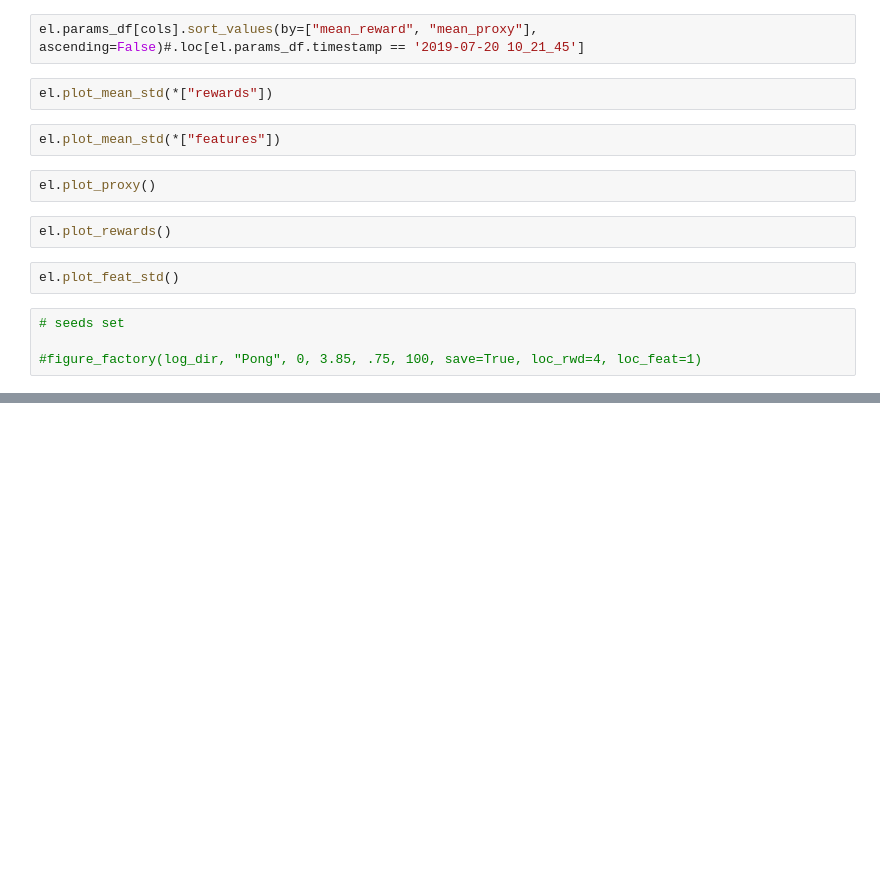
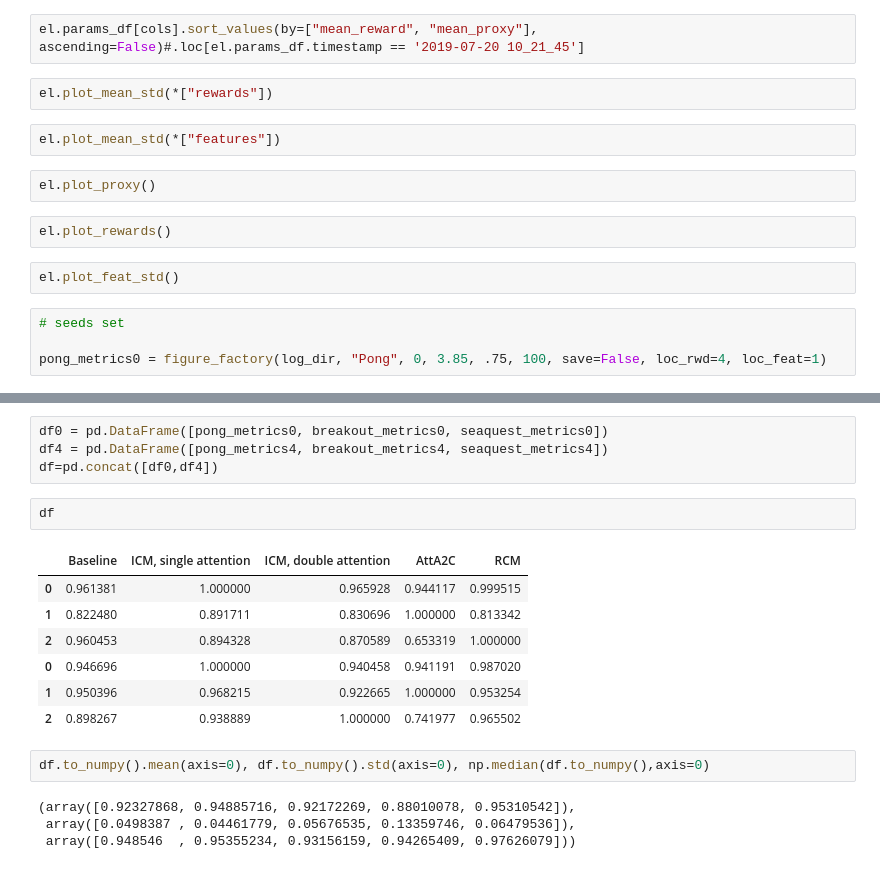
Before and after one commit to rpatrik96/AttA2C, a Jupyter notebook: jupyter/analysis.ipynb, the cells around one changed output, grey strips where cells are left out. Cells and saved outputs as stored; diff of their text form; blank space fills up the shorter version.

```diff
--- a/jupyter/analysis.ipynb
+++ b/jupyter/analysis.ipynb
@@ -139,6 +109,6 @@ el.plot_feat_std()
 # %%
 # seeds set
 
-#figure_factory(log_dir, "Pong", 0, 3.85, .75, 100, save=True, loc_rwd=4, loc_feat=1)
+pong_metrics0 = figure_factory(log_dir, "Pong", 0, 3.85, .75, 100, save=False, loc_rwd=4, loc_feat=1)
 # %% [output]
 ---------------------------------------------------
@@ -169,0 +164,20 @@ figure_factory(log_dir, "Seaquest", 0, 2.4, .7, 100, save=False, loc_rwd=2, loc_
+# %%
+df0 = pd.DataFrame([pong_metrics0, breakout_metrics0, seaquest_metrics0])
+df4 = pd.DataFrame([pong_metrics4, breakout_metrics4, seaquest_metrics4])
+df=pd.concat([df0,df4])
+# %%
+df
+# %% [output]
+|  | Baseline | ICM, single attention | ICM, double attention | AttA2C | RCM |
+| 0 | 0.961381 | 1.000000 | 0.965928 | 0.944117 | 0.999515 |
+| 1 | 0.822480 | 0.891711 | 0.830696 | 1.000000 | 0.813342 |
+| 2 | 0.960453 | 0.894328 | 0.870589 | 0.653319 | 1.000000 |
+| 0 | 0.946696 | 1.000000 | 0.940458 | 0.941191 | 0.987020 |
+| 1 | 0.950396 | 0.968215 | 0.922665 | 1.000000 | 0.953254 |
+| 2 | 0.898267 | 0.938889 | 1.000000 | 0.741977 | 0.965502 |
+# %%
+df.to_numpy().mean(axis=0), df.to_numpy().std(axis=0), np.median(df.to_numpy(),axis=0)
+# %% [output]
+(array([0.92327868, 0.94885716, 0.92172269, 0.88010078, 0.95310542]),
+ array([0.0498387 , 0.04461779, 0.05676535, 0.13359746, 0.06479536]),
+ array([0.948546  , 0.95355234, 0.93156159, 0.94265409, 0.97626079]))
```
Also changed, not shown: parts of 11 cells of this notebook, 6 other files.
